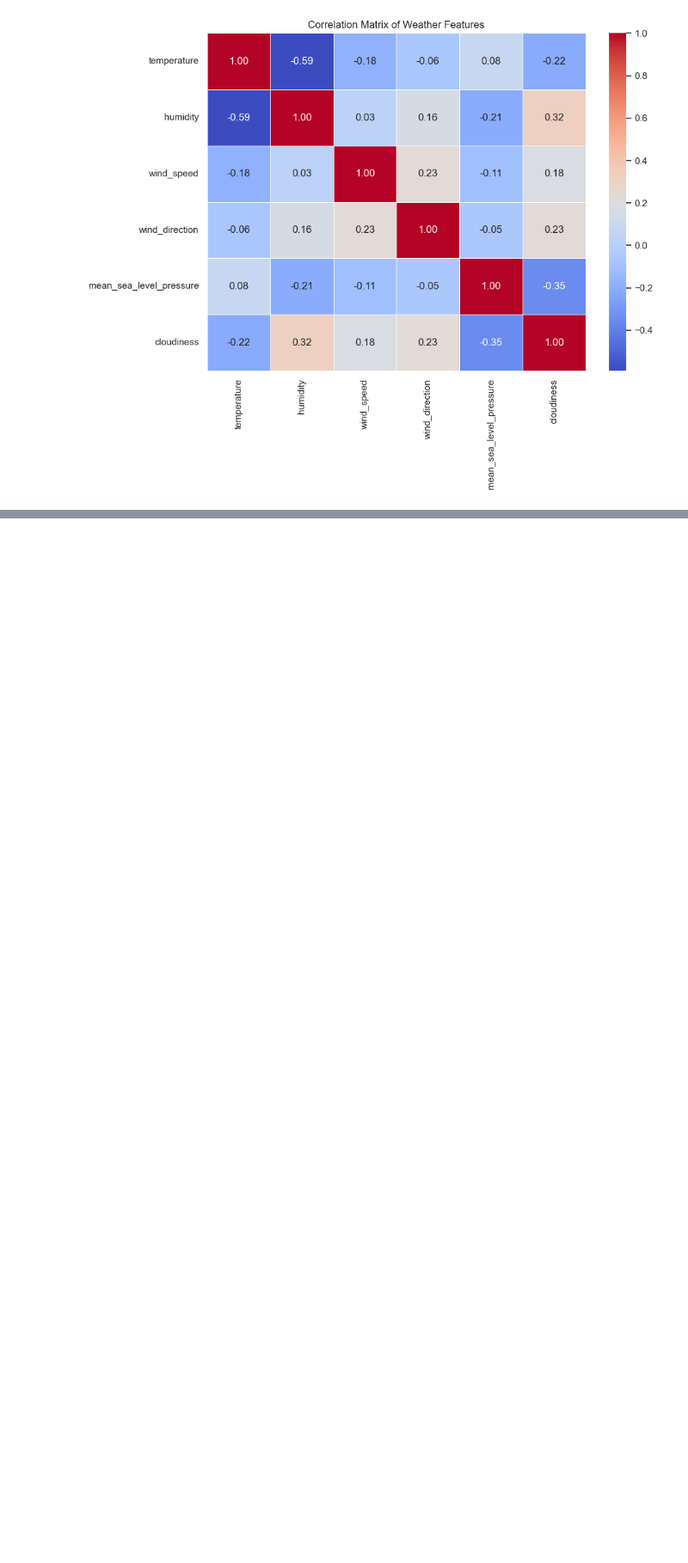
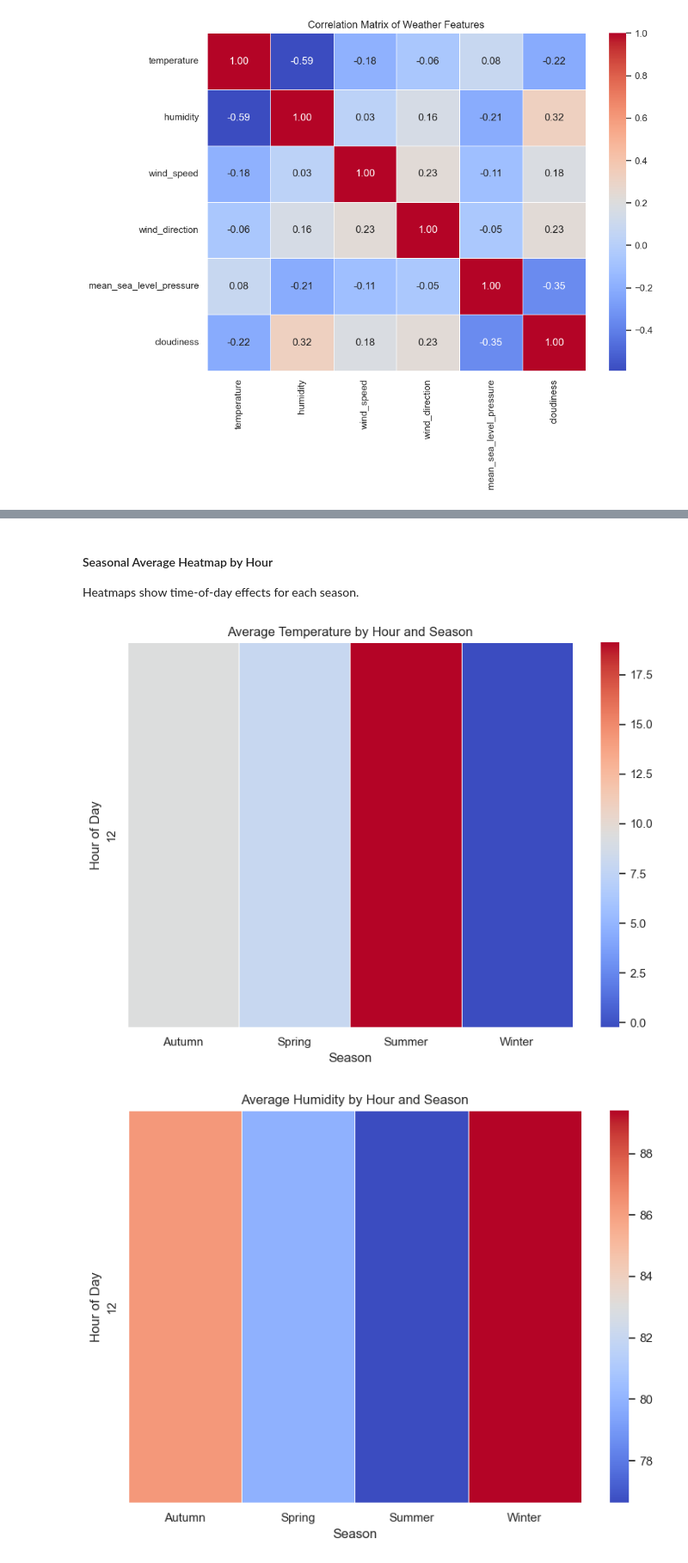
Before and after one commit to Davjes15/solar_forecasting, a Jupyter notebook: notebooks/weather_data_exploration.ipynb, the cells around one changed output, grey strips where cells are left out. Shown at 86% size. Cells and saved outputs as stored; diff of their text form; code cells hidden in the pictures; blank space fills up the shorter version.

```diff
--- a/notebooks/weather_data_exploration.ipynb
+++ b/notebooks/weather_data_exploration.ipynb
@@ -153,0 +290,18 @@ if len(numeric_cols) > 1:
+# %% [markdown]
+#### Seasonal Average Heatmap by Hour
+Heatmaps show time-of-day effects for each season.
+# %%
+df_weather["hour"] = df_weather["datetime"].dt.hour
+for col in ["temperature", "humidity", "cloudiness"]:
+    if col in df_weather.columns:
+        pivot = df_weather.pivot_table(index="hour", columns="season", values=col, aggfunc="mean")
+        plt.figure(figsize=(8, 6))
+        sns.heatmap(pivot, cmap="coolwarm", annot=False, linewidths=0.5)
+        plt.title(f"Average {col.capitalize()} by Hour and Season")
+        plt.xlabel("Season")
+        plt.ylabel("Hour of Day")
+        plt.tight_layout()
+        plt.show()
+# %% [output]
+[figure, added]
+[figure, added]
```
Also changed, not shown: parts of 16 cells of this notebook.
